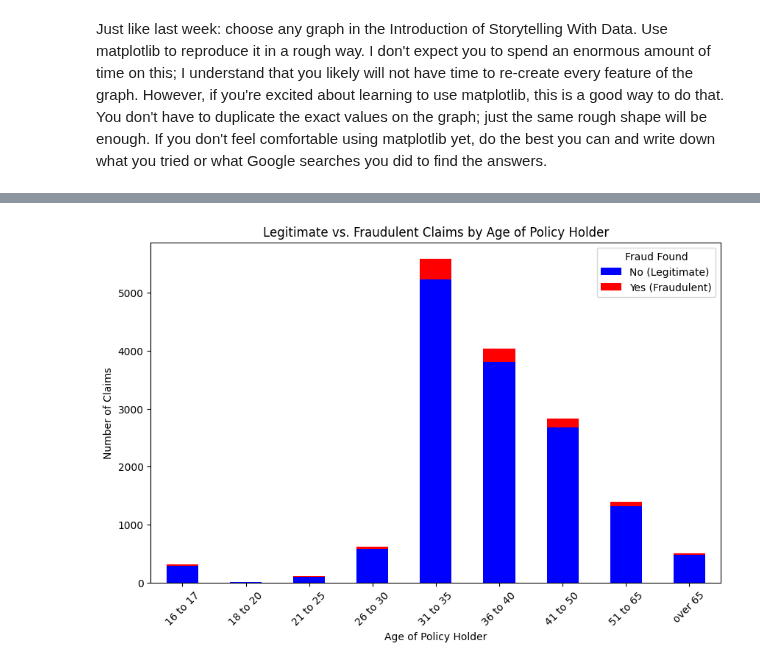
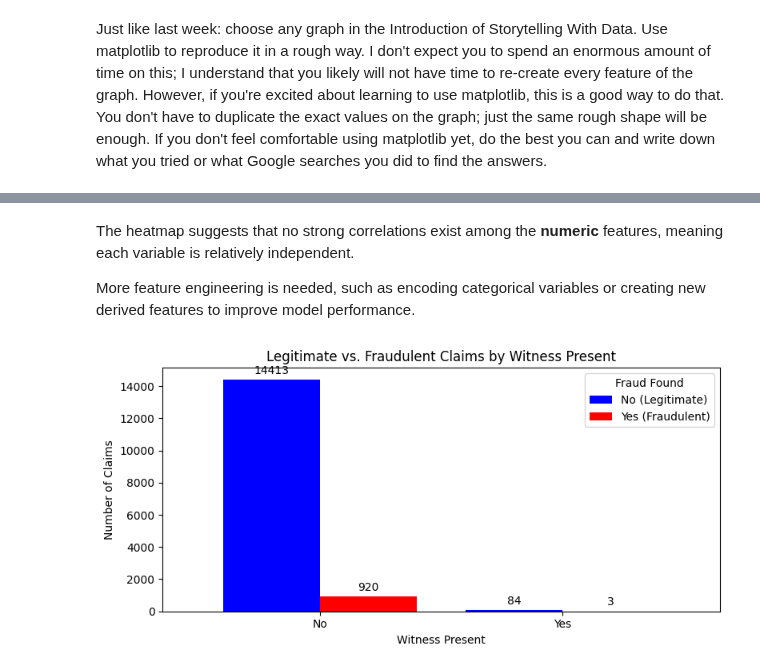
Before and after one commit to SergeyNelyapenkoBU/2025-spring-B2, a Jupyter notebook: OMDS-ModB2-Week2-Nelyapenko-Sergey.ipynb, the cells around one changed output, grey strips where cells are left out. Saved outputs shown, nothing was run; the diff lists cells and outputs as text; code cells hidden in the pictures.

```diff
--- a/OMDS-ModB2-Week2-Nelyapenko-Sergey.ipynb
+++ b/OMDS-ModB2-Week2-Nelyapenko-Sergey.ipynb
@@ -116,6 +117,9 @@ Data columns (total 33 columns):
  32  FraudFound            15420 non-null  object
 dtypes: int64(8), object(25)
 memory usage: 3.9+ MB
+# %%
+# add target feature as integer
+dataset['FraudFound_Int'] = dataset['FraudFound'].map({'Yes': 1, 'No': 0})
 # %%
 # Summarize the datasets using describe()
 dataset.describe().transpose()
@@ -286,21 +317,32 @@ Just like last week: choose any graph in the Introduction of Storytelling With D
+# %% [markdown]
+The heatmap suggests that no strong correlations exist among the **numeric** features, meaning each variable is relatively independent.
+
+More feature engineering is needed, such as encoding categorical variables or creating new derived features to improve model performance.
 # %%
-df = dataset
+df = dataset.copy()
 
-# Count occurrences of Legitimate and Fraud by AgeOfPolicyHolder
-fraud_counts = df.groupby(["AgeOfPolicyHolder", "FraudFound"]).size().unstack(fill_value=0)
+fraud_counts = df.groupby(["WitnessPresent", "FraudFound"]).size().unstack(fill_value=0)
 
-# Plot stacked bar chart
-fig, ax = plt.subplots(figsize=(10, 6))
-fraud_counts.plot(kind='bar', stacked=True, ax=ax, color=['blue', 'red'])
+fig, ax = plt.subplots(figsize=(8, 4))
 
-# Add labels and title
-ax.set_xlabel("Age of Policy Holder")
+# plot the bars side by side (stacked=False for grouped bars)
+bars = fraud_counts.plot(kind='bar', stacked=False, ax=ax, color=['blue', 'red'], width=0.8)
+
+# adjusting labels on bars to prevent overlapping
+for bar_container in bars.containers:
+    ax.bar_label(bar_container, fmt='%d', padding=3, fontsize=10)
+
+# add labels and title
+ax.set_xlabel("Witness Present")
 ax.set_ylabel("Number of Claims")
-ax.set_title("Legitimate vs. Fraudulent Claims by Age of Policy Holder")
+ax.set_title("Legitimate vs. Fraudulent Claims by Witness Present")
 ax.legend(title="Fraud Found", labels=["No (Legitimate)", "Yes (Fraudulent)"])
 
-# Show the chart
-plt.xticks(rotation=45)
+# adjust tick rotation and layout
+plt.xticks(rotation=0)  # Keep text horizontal for better readability
+plt.tight_layout()  # Adjust layout to prevent overlap
+
+# ahow the chart
 plt.show()
 # %% [output]
-[figure, old version]
+[figure, new version]
```
Also changed, not shown: parts of 14 cells of this notebook.
